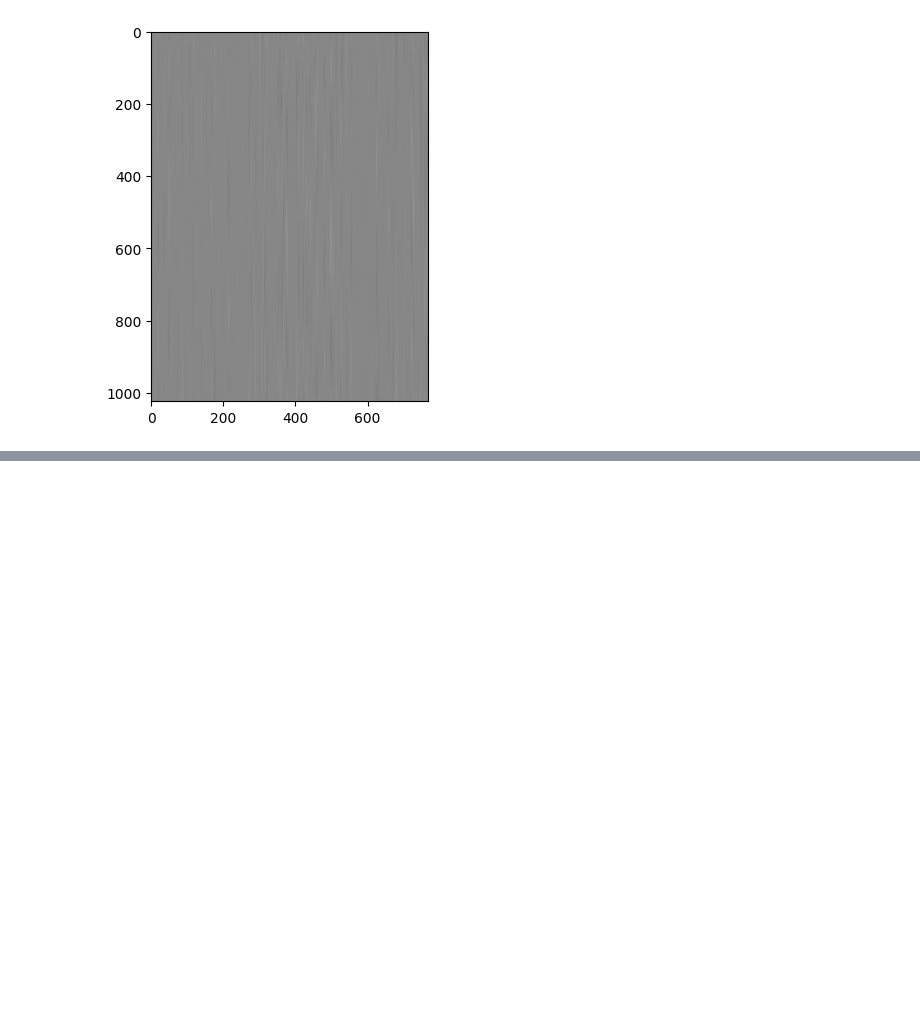
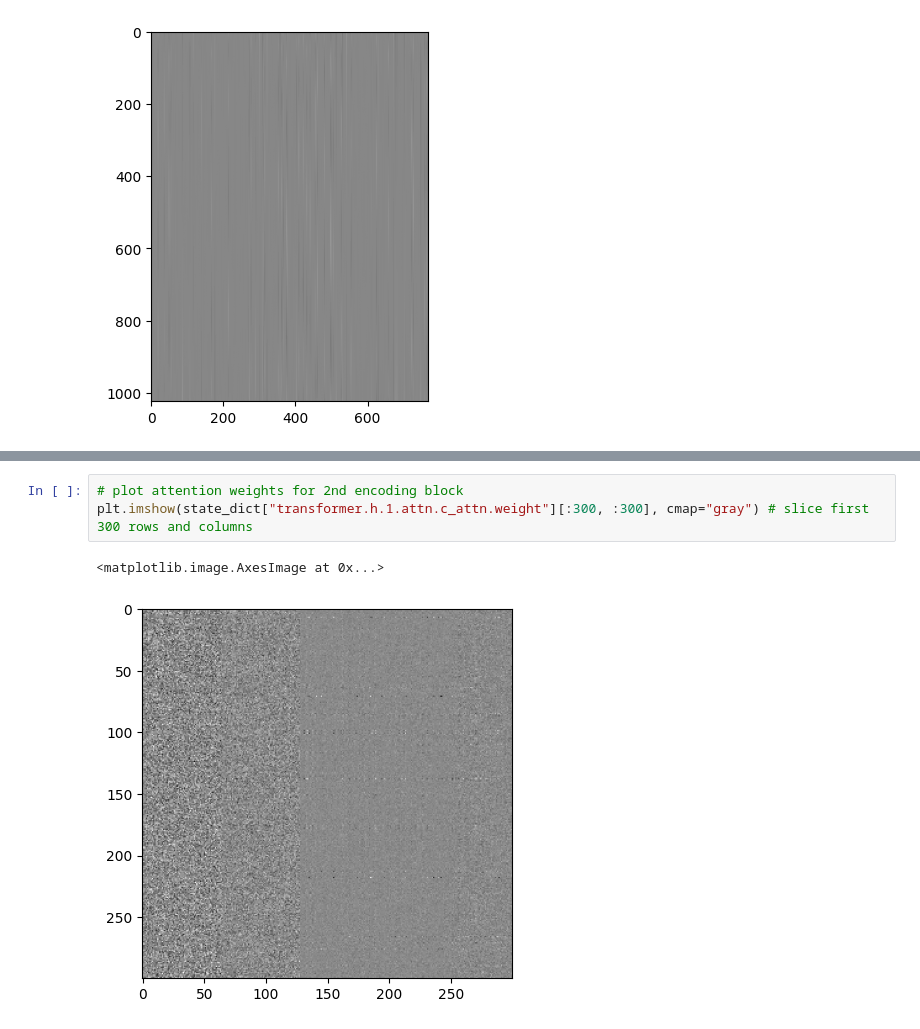
Before and after one commit to masonwang025/gpt-2-from-scratch, a Jupyter notebook: play.ipynb, the cells around one changed output, grey strips where cells are left out. Drawn from its saved outputs; the diff is of its cells as text; blank space fills up the shorter version.

```diff
--- a/play.ipynb
+++ b/play.ipynb
@@ -28,0 +52,6 @@ plt.imshow(state_dict["transformer.wpe.weight"], cmap="gray")
+# %%
+# plot attention weights for 2nd encoding block
+plt.imshow(state_dict["transformer.h.1.attn.c_attn.weight"][:300, :300], cmap="gray") # slice first 300 rows and columns
+# %% [output]
+<matplotlib.image.AxesImage at 0x...>
+[figure, added]
```
Also changed, not shown: parts of 3 cells of this notebook.
